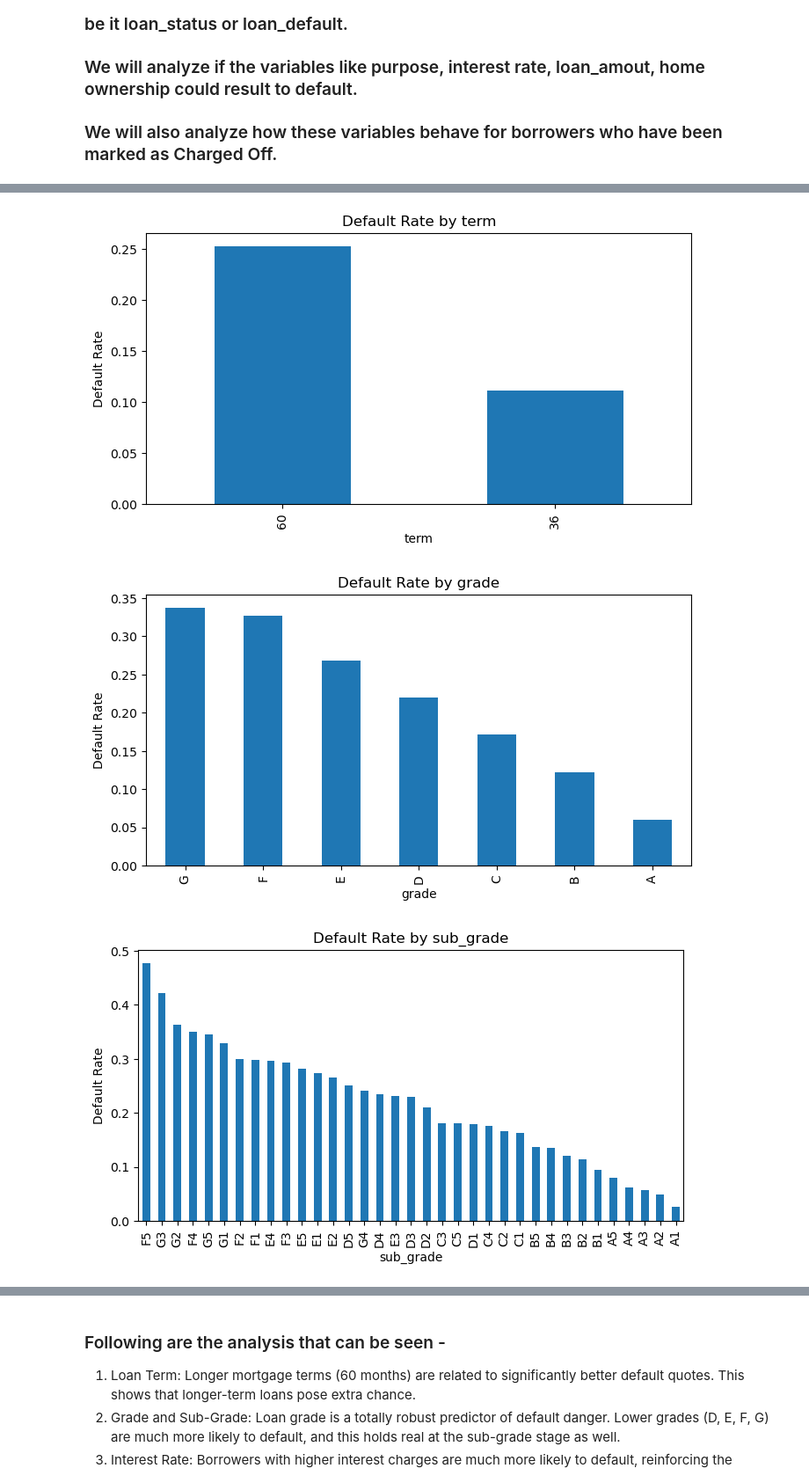
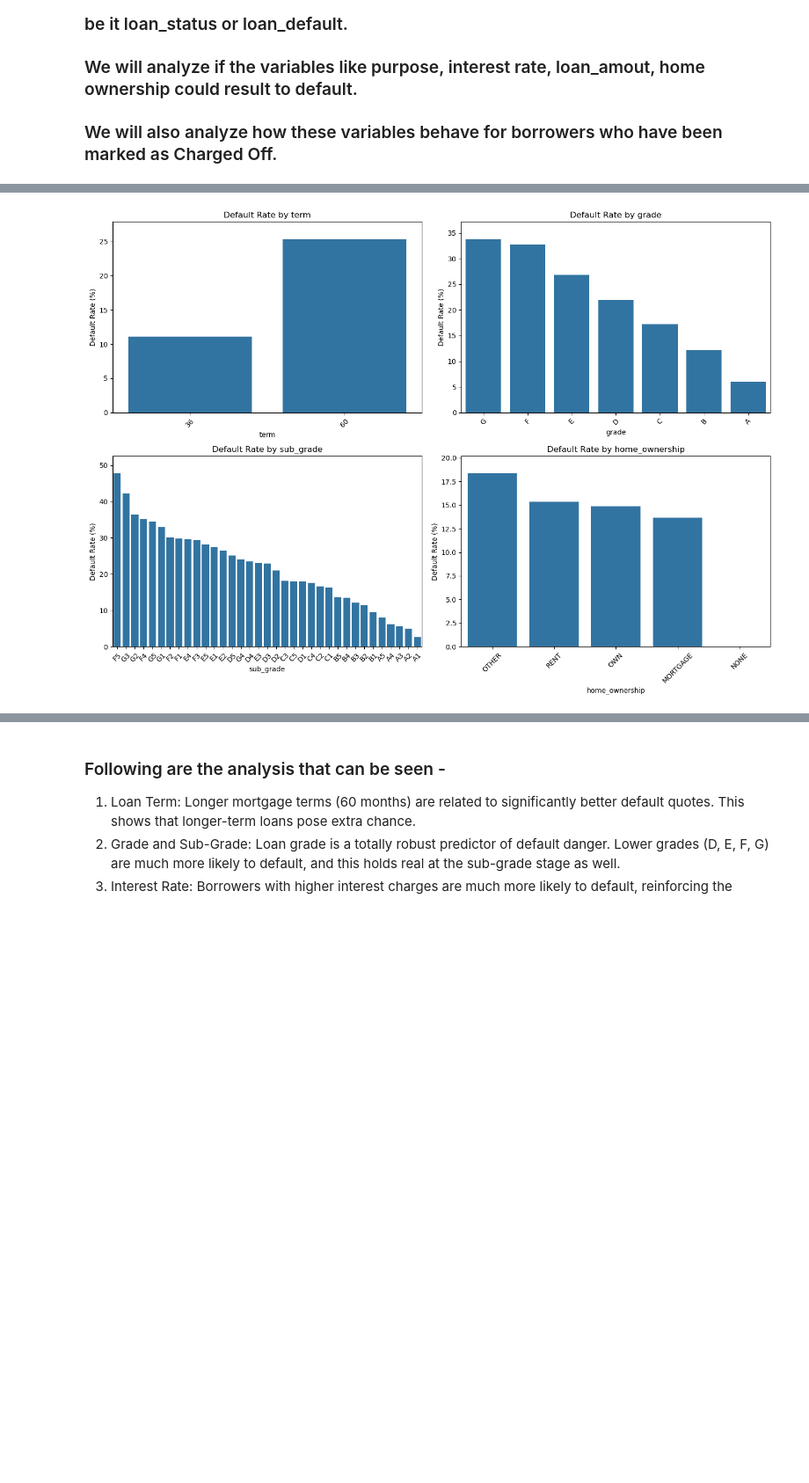
Before and after one commit to mintughosh/LendingClubCaseStudy, a Jupyter notebook: Mintu_Ghosh_Case_Study.ipynb, the cells around one changed output, grey strips where cells are left out. Shown at 88% size. Saved outputs shown, nothing was run; the diff lists cells and outputs as text; code cells hidden in the pictures; blank space fills up the shorter version.

```diff
--- a/LendingClubCaseSyudy.ipynb
+++ b/Mintu_Ghosh_Case_Study.ipynb
@@ -275,12 +279,19 @@ for var in categorical_vars:
 # Create a new binary target variable for loan default (1 = Charged Off, 0 = Fully Paid)
 df_for_loan['loan_default'] = df_for_loan['loan_status'].apply(lambda x: 1 if x == 'Charged Off' else 0)
 
+# List of numerical variables to plot
+numerical_vars = ['loan_amnt', 'int_rate', 'annual_inc']
+
 # Plot boxplots for numerical variables against loan default
-for var in numerical_vars:
-    plt.figure(figsize=(8, 4))
-    sns.boxplot(x='loan_default', y=var, data=df_for_loan)
-    plt.title(f'{var} by Loan Default Status')
-    plt.xlabel('Loan Default (0 = No, 1 = Yes)')
-    plt.ylabel(var)
-    plt.show()
+fig, axes = plt.subplots(nrows=1, ncols=3, figsize=(18, 6))  # Adjust ncols to the number of plots
+axes = axes.flatten()
+
+for i, var in enumerate(numerical_vars):
+    sns.boxplot(x='loan_default', y=var, data=df_for_loan, ax=axes[i])
+    axes[i].set_title(f'{var} by Loan Default Status')
+    axes[i].set_xlabel('Loan Default (0 = No, 1 = Yes)')
+    axes[i].set_ylabel(var)
+
+plt.tight_layout()
+plt.show()
 # %% [output]
@@ -291,13 +299,21 @@ for var in numerical_vars:
 # %%
 # Calculate default rates for categorical variables
-for var in categorical_vars:
-    default_rate = df_for_loan.groupby(var)['loan_default'].mean().sort_values(ascending=False)
-    plt.figure(figsize=(8, 4))
-    default_rate.plot(kind='bar')
-    plt.title(f'Default Rate by {var}')
-    plt.ylabel('Default Rate')
-    plt.show()
+categorical_vars = ['term', 'grade', 'sub_grade', 'home_ownership']
+
+# Set up a figure with multiple subplots (side by side)
+fig, axes = plt.subplots(nrows=2, ncols=2, figsize=(14, 10))  # Adjust rows and cols as needed
+axes = axes.flatten()
+
+# Plot default rates for each categorical variable
+for i, var in enumerate(categorical_vars):
+    default_rate = df_for_loan.groupby(var)['loan_default'].mean().sort_values(ascending=False) * 100  # Convert to percentages
+    sns.barplot(x=default_rate.index, y=default_rate.values, ax=axes[i])
+    axes[i].set_title(f'Default Rate by {var}')
+    axes[i].set_ylabel('Default Rate (%)')
+    axes[i].set_ylim(0, default_rate.max() * 1.1)  # Set y-axis limit slightly higher than the max value
+    axes[i].tick_params(axis='x', rotation=45)
+
+plt.tight_layout()
+plt.show()
 # %% [output]
-[figure, old version]
+[figure, new version]
-[figure, removed]
-[figure, removed]
```
Also changed, not shown: parts of 3 cells of this notebook, 2 other files.
